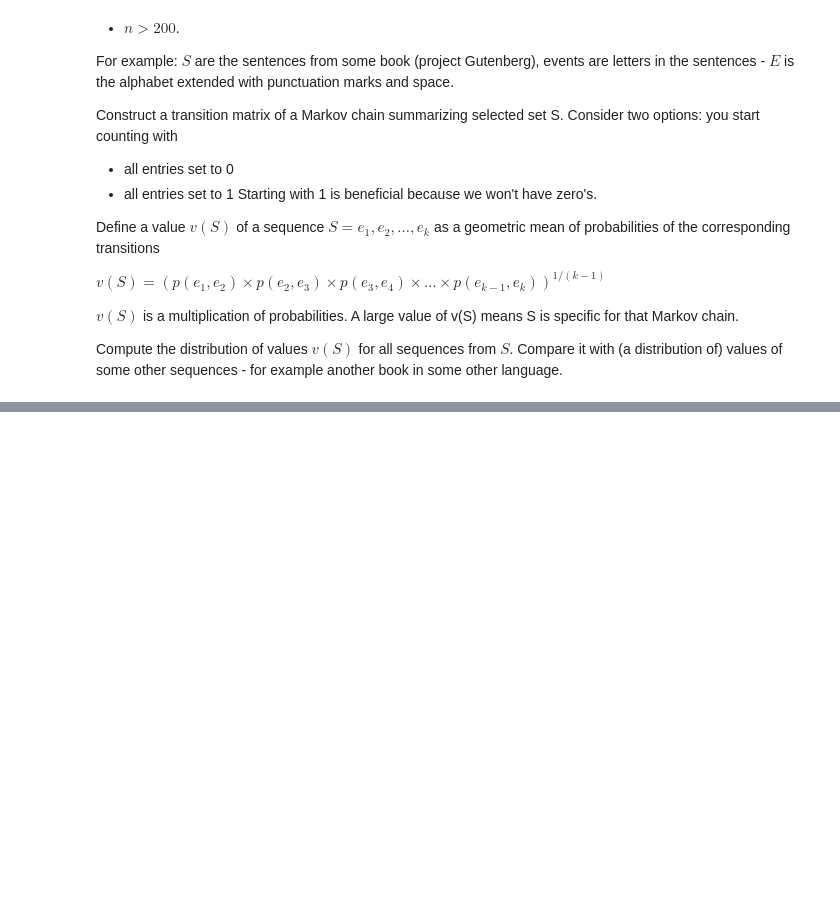
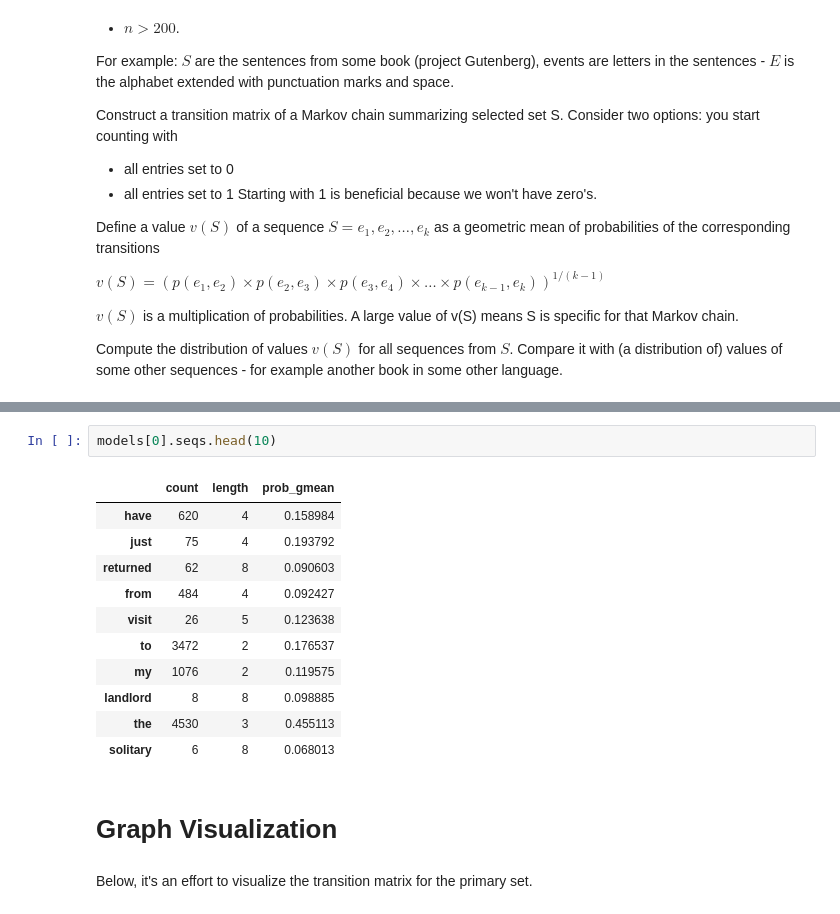
Before and after one commit to ddonetskov/masna, a Jupyter notebook: Net2/Project1/project_1.ipynb, the cells around one changed output, grey strips where cells are left out. Drawn from its saved outputs; the diff is of its cells as text; blank space fills up the shorter version.

```diff
--- a/Net2/Project1/project_1.ipynb
+++ b/Net2/Project1/project_1.ipynb
@@ -283,0 +157,18 @@ plt.show()
+# %%
+models[0].seqs.head(10)
+# %% [output]
+|  | count | length | prob_gmean |
+| have | 620 | 4 | 0.158984 |
+| just | 75 | 4 | 0.193792 |
+| returned | 62 | 8 | 0.090603 |
+| from | 484 | 4 | 0.092427 |
+| visit | 26 | 5 | 0.123638 |
+| to | 3472 | 2 | 0.176537 |
+| my | 1076 | 2 | 0.119575 |
+| landlord | 8 | 8 | 0.098885 |
+| the | 4530 | 3 | 0.455113 |
+| solitary | 6 | 8 | 0.068013 |
+# %% [markdown]
+# Graph Visualization
+# %% [markdown]
+Below, it's an effort to visualize the transition matrix for the primary set.
```
Also changed, not shown: parts of 38 cells of this notebook, 1 other file.
